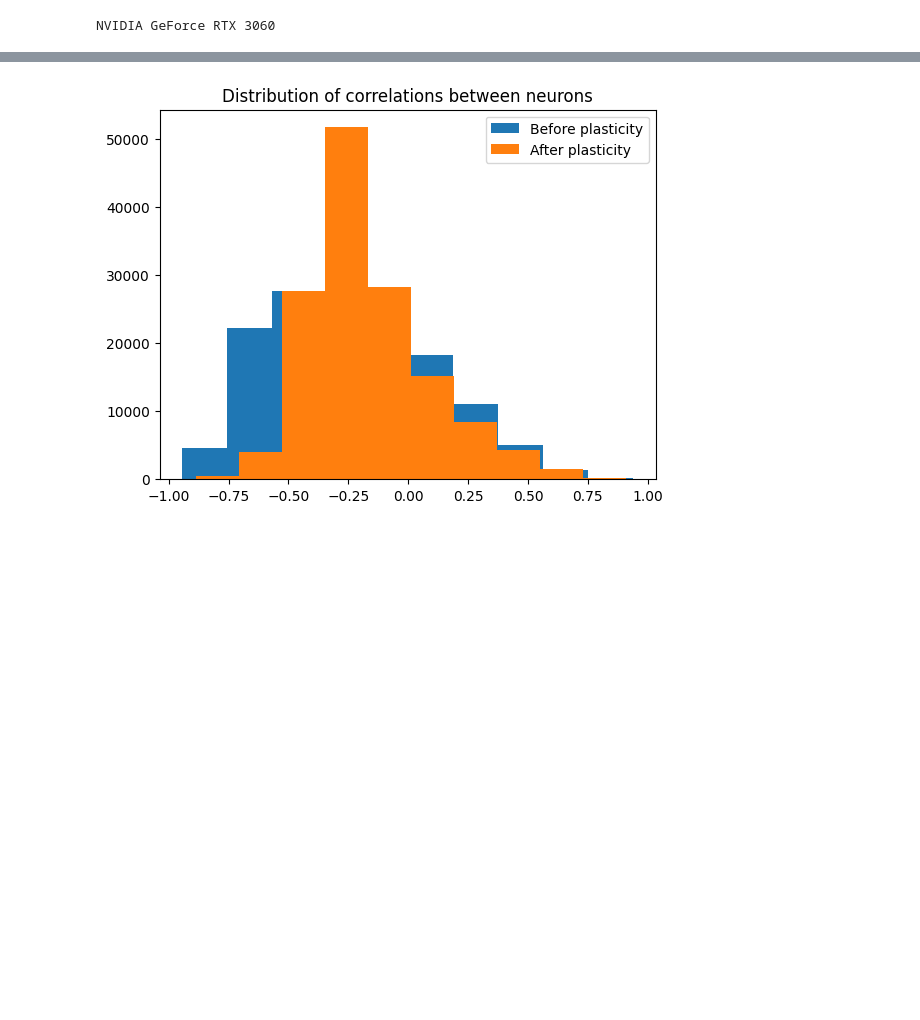
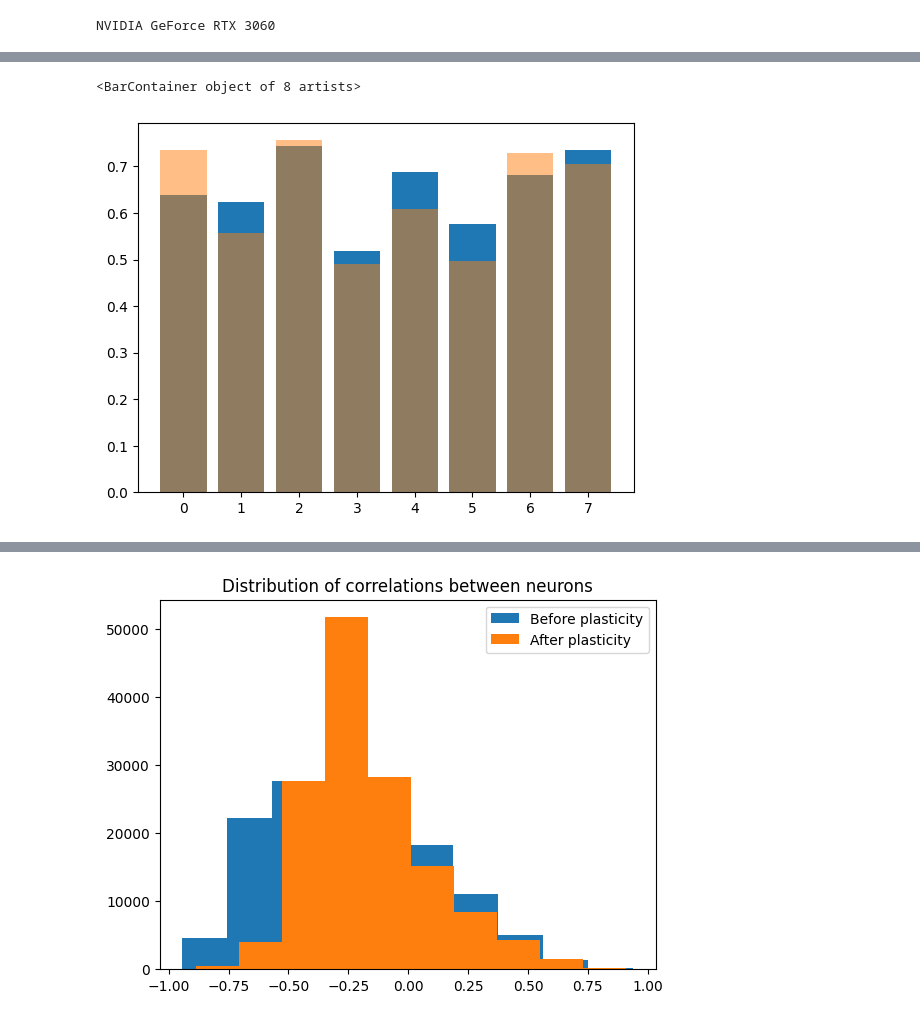
Before and after one commit to ArjunParthasarathy/Piriform-Cortex-Plasticity, a Jupyter notebook: versions/backprop_ie.ipynb, the cells around one changed output, grey strips where cells are left out. Cells and saved outputs as stored; diff of their text form; code cells hidden in the pictures; blank space fills up the shorter version.

```diff
--- a/versions/backprop_ie.ipynb
+++ b/versions/backprop_ie.ipynb
@@ -433,0 +439,6 @@ with torch.no_grad():
+# %%
+plt.bar(torch.arange(P // 2), sparsity_per_odor(R_trained)[familiar_inds].detach().cpu())
+plt.bar(torch.arange(P // 2), sparsity_per_odor(R_initial)[familiar_inds].detach().cpu(), alpha=0.5)
+# %% [output]
+<BarContainer object of 8 artists>
+[figure, added]
```
Also changed, not shown: parts of 14 cells of this notebook, 4 other files.
